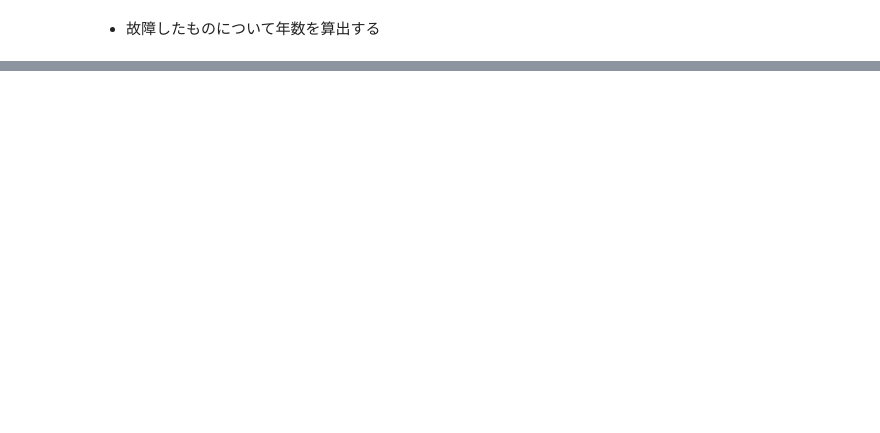
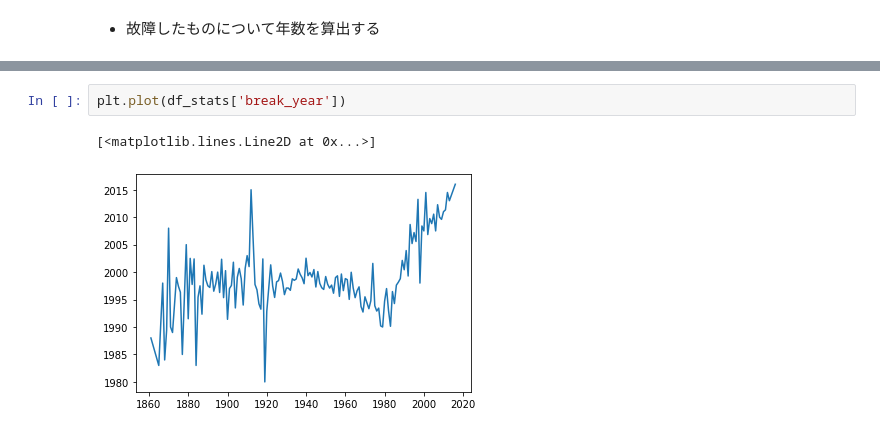
Before and after one commit to ontheroad2022/fracta, a Jupyter notebook: notebooks/100_0_nari_EDA.ipynb, the cells around one changed output, grey strips where cells are left out. Drawn from its saved outputs; the diff is of its cells as text; blank space fills up the shorter version.

```diff
--- a/notebooks/100_0_nari_EDA.ipynb
+++ b/notebooks/100_0_nari_EDA.ipynb
@@ -69,0 +77,5 @@ See the caveats in the documentation: https://pandas.pydata.org/pandas-docs/stab
+# %%
+plt.plot(df_stats['break_year'])
+# %% [output]
+[<matplotlib.lines.Line2D at 0x...>]
+[figure, added]
```
Also changed, not shown: parts of 45 cells of this notebook.
